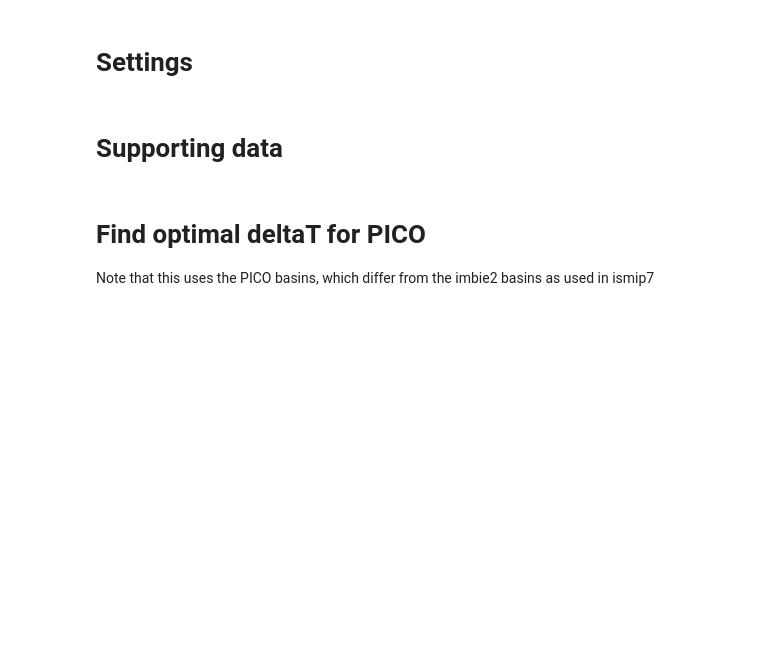
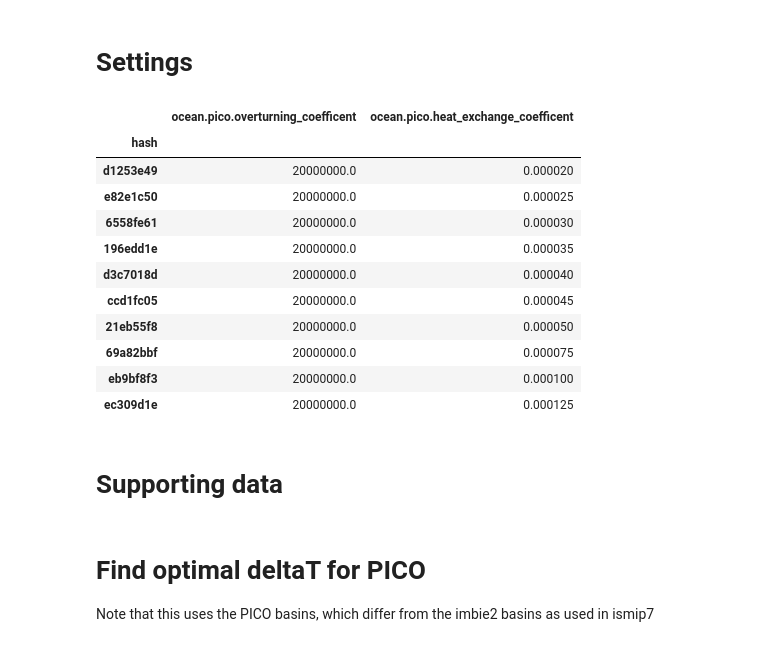
Before and after one commit to ismip/ismip7-antarctic-ocean-forcing, a Jupyter notebook: parameterisations/parameter_selection_pico_deltaT_example.ipynb, the cells around one changed output. Cells and saved outputs as stored; diff of their text form; code cells hidden in the pictures; blank space fills up the shorter version.

```diff
--- a/parameterisations/parameter_selection_pico_deltaT_example.ipynb
+++ b/parameterisations/parameter_selection_pico_deltaT_example.ipynb
@@ -15,7 +22,7 @@ from parameter_selection_toolbox import *
 # %%
 # Directories
 figure_dir = 'figures'
-data_path="/media/NAS2/ISMIP7/"
+data_path="/media/NAS2/ISMIP7/share_with_modellers"
 ensemble_path="/media/NAS2/pism_out/"
 
 # Constants
@@ -28,10 +35,25 @@ reso=8000 # m model resolution used for melt parameterisation [m]
 p1_name = 'ocean.pico.overturning_coefficent'
 p2_name = 'ocean.pico.heat_exchange_coefficent'
 
-pism_present_day_ensemble = "pism_11_ismip7_picotest_zhou_initmip8km"
+pism_present_day_ensemble = "pism_16_ismip7_picotest_zhou_initmip8km"
 ensemble_table = pd.read_csv('./'+pism_present_day_ensemble+'.txt',
                                  sep=r'\s+',index_col=0)
 #ensemble_table
+# %%
+ensemble_table[-10:]
+# %% [output]
+|  | ocean.pico.overturning_coefficent | ocean.pico.heat_exchange_coefficent |
+| hash |  |  |
+| d1253e49 | 20000000.0 | 0.000020 |
+| e82e1c50 | 20000000.0 | 0.000025 |
+| 6558fe61 | 20000000.0 | 0.000030 |
+| 196edd1e | 20000000.0 | 0.000035 |
+| d3c7018d | 20000000.0 | 0.000040 |
+| ccd1fc05 | 20000000.0 | 0.000045 |
+| 21eb55f8 | 20000000.0 | 0.000050 |
+| 69a82bbf | 20000000.0 | 0.000075 |
+| eb9bf8f3 | 20000000.0 | 0.000100 |
+| ec309d1e | 20000000.0 | 0.000125 |
 # %% [markdown]
 # Supporting data
 # %%
```
Also changed, not shown: parts of 19 cells of this notebook, 2 other files.
